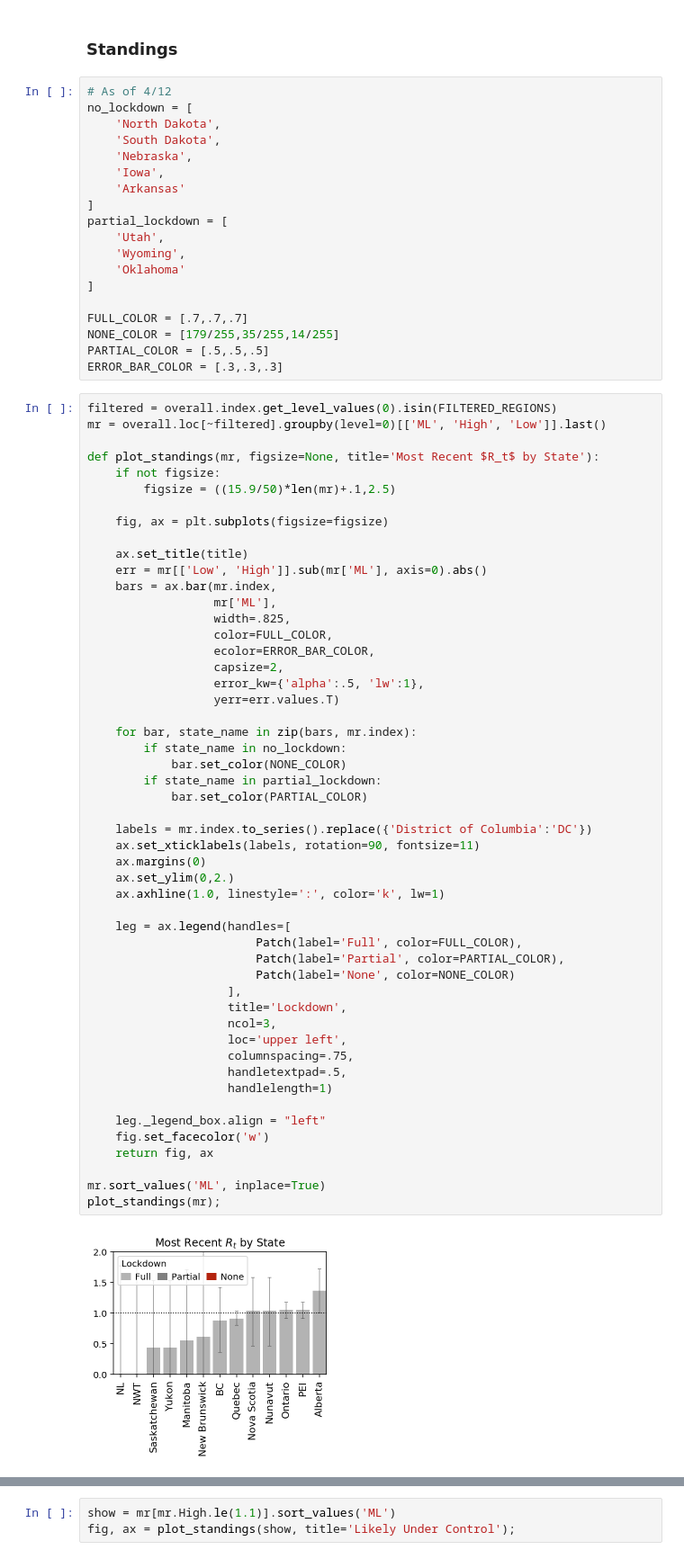
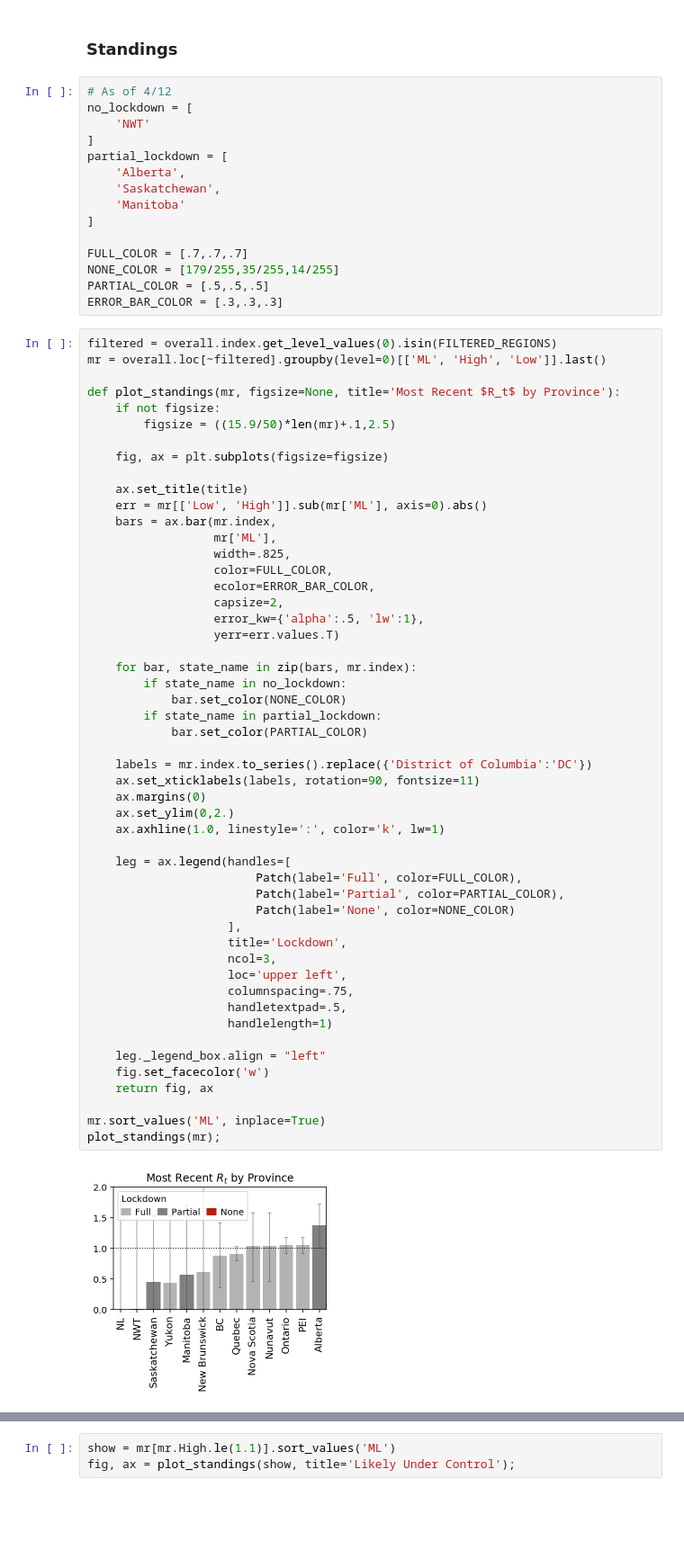
Before and after one commit to LongInTheTooth/covid-19, a Jupyter notebook: Realtime R0.ipynb, the cells around one changed output, grey strips where cells are left out. Shown at 90% size. Drawn from its saved outputs; the diff is of its cells as text; blank space fills up the shorter version.

Commit message:
Clean up the language a bit; states to provinces.
Don't trust the lockdown table yet, have to do more research

```diff
--- a/Realtime R0.ipynb
+++ b/Realtime R0.ipynb
@@ -550,16 +540,12 @@ overall.sort_index(inplace=True)
 # %%
 # As of 4/12
 no_lockdown = [
-    'North Dakota',
-    'South Dakota',
-    'Nebraska',
-    'Iowa',
-    'Arkansas'
+    'NWT'
 ]
 partial_lockdown = [
-    'Utah',
-    'Wyoming',
-    'Oklahoma'
+    'Alberta',
+    'Saskatchewan',
+    'Manitoba'
 ]
 
 FULL_COLOR = [.7,.7,.7]
@@ -570,7 +556,7 @@ ERROR_BAR_COLOR = [.3,.3,.3]
 filtered = overall.index.get_level_values(0).isin(FILTERED_REGIONS)
 mr = overall.loc[~filtered].groupby(level=0)[['ML', 'High', 'Low']].last()
 
-def plot_standings(mr, figsize=None, title='Most Recent $R_t$ by State'):
+def plot_standings(mr, figsize=None, title='Most Recent $R_t$ by Province'):
     if not figsize:
         figsize = ((15.9/50)*len(mr)+.1,2.5)
 
@@ -591,34 +577,34 @@ def plot_standings(mr, figsize=None, title='Most Recent $R_t$ by State'):
         if state_name in no_lockdown:
             bar.set_color(NONE_COLOR)
         if state_name in partial_lockdown:
             bar.set_color(PARTIAL_COLOR)
 
     labels = mr.index.to_series().replace({'District of Columbia':'DC'})
     ax.set_xticklabels(labels, rotation=90, fontsize=11)
     ax.margins(0)
     ax.set_ylim(0,2.)
     ax.axhline(1.0, linestyle=':', color='k', lw=1)
 
     leg = ax.legend(handles=[
                         Patch(label='Full', color=FULL_COLOR),
                         Patch(label='Partial', color=PARTIAL_COLOR),
                         Patch(label='None', color=NONE_COLOR)
                     ],
                     title='Lockdown',
                     ncol=3,
                     loc='upper left',
                     columnspacing=.75,
                     handletextpad=.5,
                     handlelength=1)
 
     leg._legend_box.align = "left"
     fig.set_facecolor('w')
     return fig, ax
 
 mr.sort_values('ML', inplace=True)
 plot_standings(mr);
 # %% [output]
-[figure, old version]
+[figure, new version]
 # %%
 mr.sort_values('High', inplace=True)
 plot_standings(mr);
```
Also changed, not shown: parts of 6 cells of this notebook.
